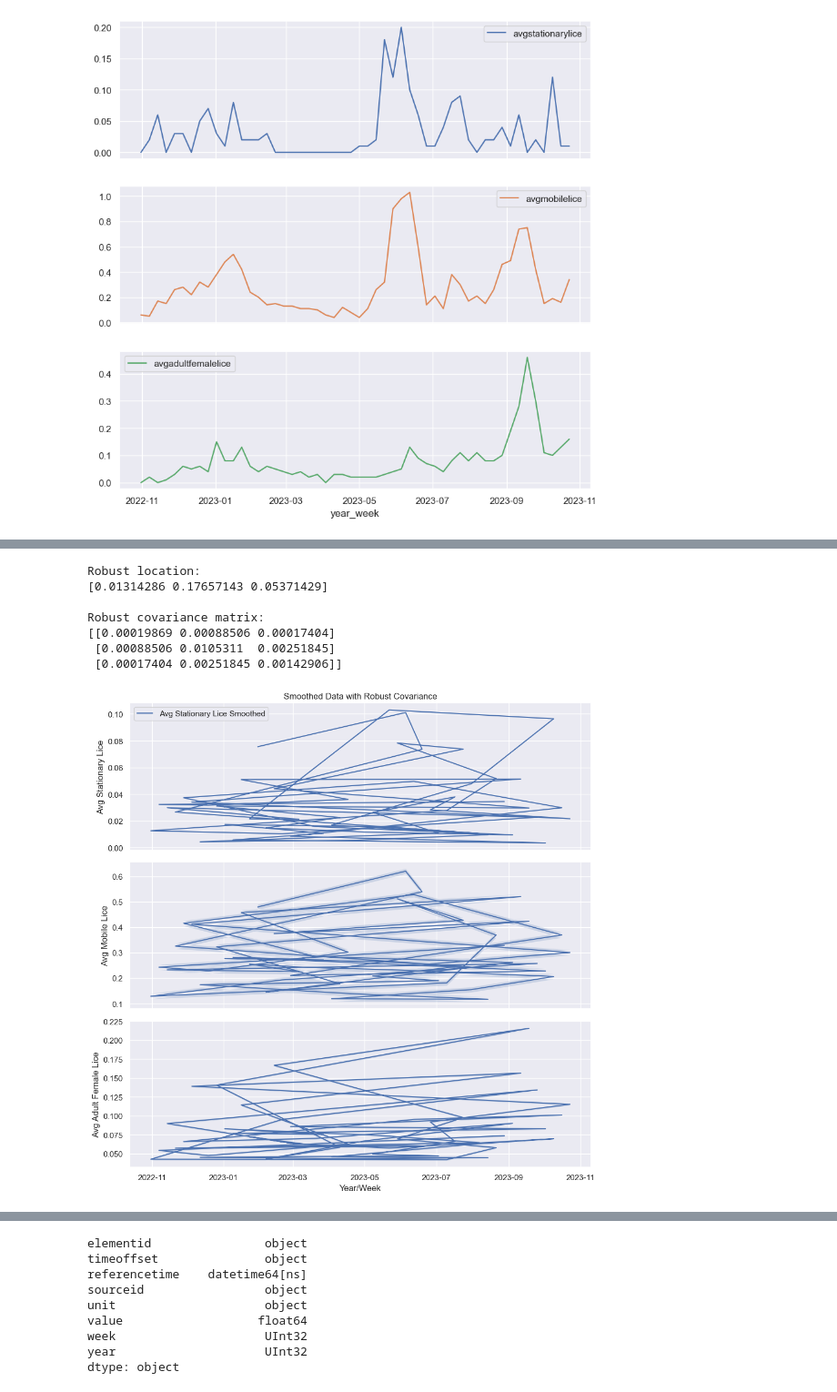
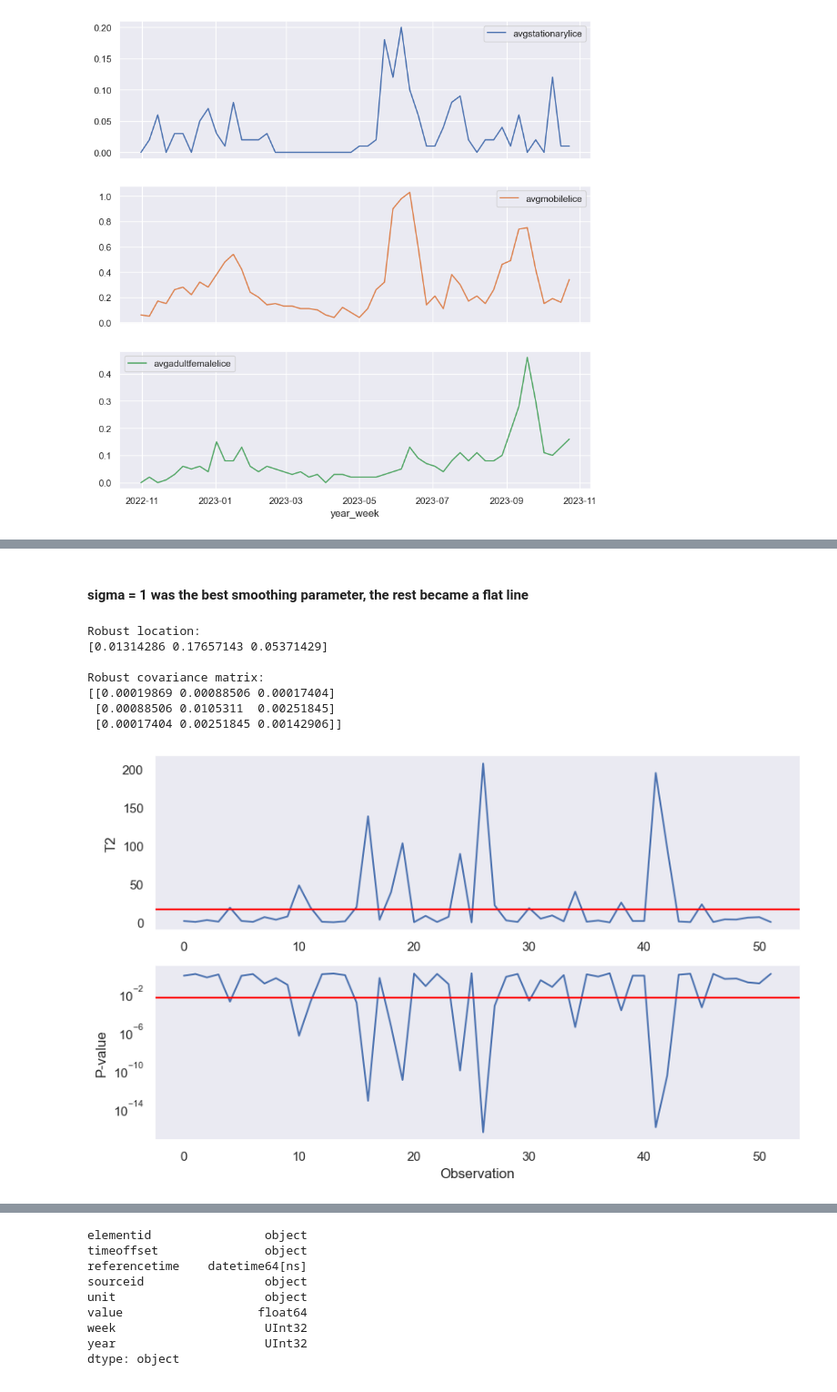
Before and after one commit to ivholmlu/D2D, a Jupyter notebook: Data_Quality.ipynb, the cells around one changed output, grey strips where cells are left out. Shown: that part at 91% size. Cells and saved outputs as stored; diff of their text form; code cells hidden in the pictures.

```diff
--- a/Data_Quality.ipynb
+++ b/Data_Quality.ipynb
@@ -351,3 +256,5 @@ lice_count_table_plot.head()
+# %% [markdown]
+#### sigma = 1 was the best smoothing parameter, the rest became a flat line
 # %%
 # Compute robust means and robust covariance for the raw data.
 from sklearn.covariance import MinCovDet
@@ -368,38 +275,44 @@ Robust covariance matrix:
 [[0.00019869 0.00088506 0.00017404]
  [0.00088506 0.0105311  0.00251845]
  [0.00017404 0.00251845 0.00142906]]
-# %%
-import matplotlib.pyplot as plt
-
-# Assuming lice_count_table_plot, avgstationarylice_smooth, avgmobilelice_smooth, and avgadultfemalelice_smooth are defined
-
-# Create a figure with three subplots
-fig, axes = plt.subplots(3, 1, figsize=(10, 10), sharex=True)
-
-# Plot the smoothed data on the first subplot
-axes[0].plot(lice_count_table_plot.index, lice_count_table_plot['avgstationarylice_smooth'], label='Avg Stationary Lice Smoothed')
-axes[0].fill_between(lice_count_table_plot.index, lice_count_table_plot['avgstationarylice_smooth'] - robust_covariance[0, 0], lice_count_table_plot['avgstationarylice_smooth'] + robust_covariance[0, 0], alpha=0.2)
-axes[0].set_ylabel('Avg Stationary Lice')
-
-# Plot the smoothed data on the second subplot
-axes[1].plot(lice_count_table_plot.index, lice_count_table_plot['avgmobilelice_smooth'], label='Avg Mobile Lice Smoothed')
-axes[1].fill_between(lice_count_table_plot.index, lice_count_table_plot['avgmobilelice_smooth'] - robust_covariance[1, 1], lice_count_table_plot['avgmobilelice_smooth'] + robust_covariance[1, 1], alpha=0.2)
-axes[1].set_ylabel('Avg Mobile Lice')
-
-# Plot the smoothed data on the third subplot
-axes[2].plot(lice_count_table_plot.index, lice_count_table_plot['avgadultfemalelice_smooth'], label='Avg Adult Female Lice Smoothed')
-axes[2].fill_between(lice_count_table_plot.index, lice_count_table_plot['avgadultfemalelice_smooth'] - robust_covariance[2, 2], lice_count_table_plot['avgadultfemalelice_smooth'] + robust_covariance[2, 2], alpha=0.2)
-axes[2].set_xlabel('Year/Week')
-axes[2].set_ylabel('Avg Adult Female Lice')
-
-# Add labels and legend to the first subplot
-axes[0].set_title('Smoothed Data with Robust Covariance')
-axes[0].legend()
-
-# Tight layout to prevent overlap
-plt.tight_layout()
-
-# Show the plot
-plt.show()
-# %% [output]
-[figure, removed]
+# %%
+# define function for Hotelling's T2
+def Hotellings_T2(X, mean, cov, n, alpha = 0.01):
+    T2 = np.sum(((X-mean) @ np.linalg.inv(cov)) * (X-mean), axis=-1)
+    p = len(mean)
+    F = (n-p)/(p*(n-1))*T2
+    P = stats.f.sf(F, p, n-p)
+    # Critical value
+    c = stats.f.isf(alpha, p, n-p)*p*(n-1)/(n-p)
+    return (T2, F, P, c)
+# %%
+# get relevant data
+pdata = lice_count_table_plot[['avgstationarylice','avgmobilelice','avgadultfemalelice']].to_numpy()
+# %%
+# import stats
+from scipy import stats
+#import numpy
+import numpy as np
+# Apply Hotellings_T2 and plot
+
+alpha = 0.0027
+T2, F, P, c = Hotellings_T2(pdata, robust_mean, robust_covariance, 52, alpha)
+plt.figure(figsize=(10,6))
+plt.subplot(211)
+plt.plot(T2)
+plt.grid()
+plt.axhline(c, color="red")
+
+plt.ylabel("T2")
+plt.subplot(212)
+# Plot P on a logarithmic scale
+plt.plot(P)
+plt.yscale("log")
+plt.grid()
+plt.axhline(alpha, color="red")
+
+plt.ylabel("P-value")
+plt.xlabel("Observation")
+plt.show()
+# %% [output]
+[figure, added]
```
Also changed, not shown: parts of 35 cells of this notebook, 5 other files.
